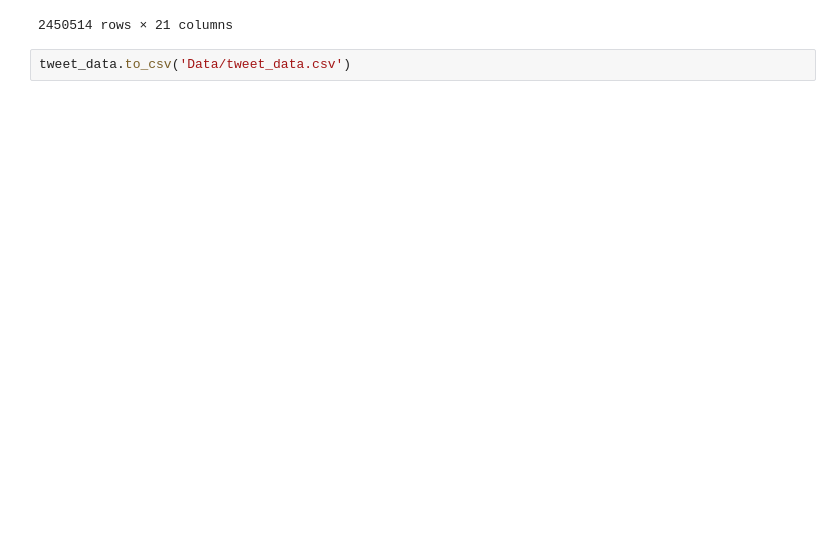
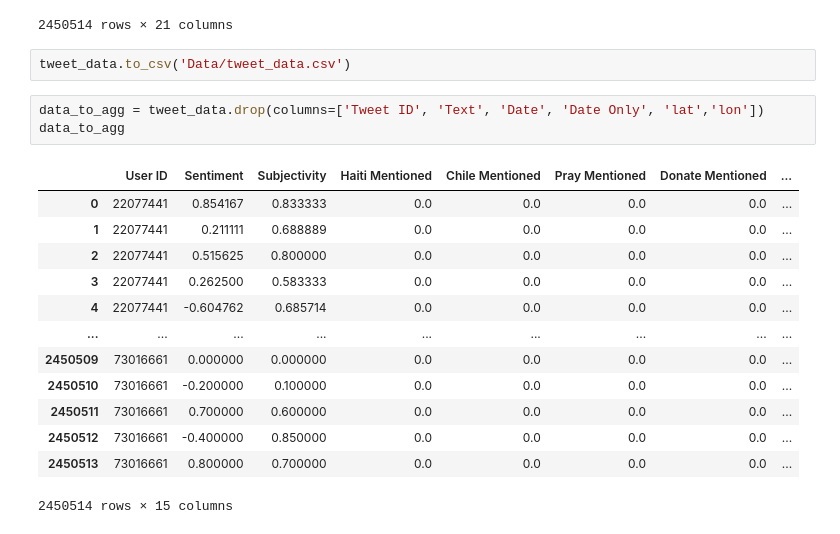
Before and after one commit to Davey-J/QM2Analysis, a Jupyter notebook: NLP Keyword Filtering.ipynb, the cells around one changed output. Cells and saved outputs as stored; diff of their text form; blank space fills up the shorter version.

```diff
--- a/NLP Keyword Filtering.ipynb
+++ b/NLP Keyword Filtering.ipynb
@@ -77,4 +77,21 @@ tweet_data
 2450514 rows × 21 columns
 # %%
 tweet_data.to_csv('Data/tweet_data.csv')
+# %%
+data_to_agg = tweet_data.drop(columns=['Tweet ID', 'Text', 'Date', 'Date Only', 'lat','lon'])
+data_to_agg
+# %% [output]
+|  | User ID | Sentiment | Subjectivity | Haiti Mentioned | Chile Mentioned | Pray Mentioned | Donate Mentioned | ... |
+| 0 | 22077441 | 0.854167 | 0.833333 | 0.0 | 0.0 | 0.0 | 0.0 | ... |
+| 1 | 22077441 | 0.211111 | 0.688889 | 0.0 | 0.0 | 0.0 | 0.0 | ... |
+| 2 | 22077441 | 0.515625 | 0.800000 | 0.0 | 0.0 | 0.0 | 0.0 | ... |
+| 3 | 22077441 | 0.262500 | 0.583333 | 0.0 | 0.0 | 0.0 | 0.0 | ... |
+| 4 | 22077441 | -0.604762 | 0.685714 | 0.0 | 0.0 | 0.0 | 0.0 | ... |
+| ... | ... | ... | ... | ... | ... | ... | ... | ... |
+| 2450509 | 73016661 | 0.000000 | 0.000000 | 0.0 | 0.0 | 0.0 | 0.0 | ... |
+| 2450510 | 73016661 | -0.200000 | 0.100000 | 0.0 | 0.0 | 0.0 | 0.0 | ... |
+| 2450511 | 73016661 | 0.700000 | 0.600000 | 0.0 | 0.0 | 0.0 | 0.0 | ... |
+| 2450512 | 73016661 | -0.400000 | 0.850000 | 0.0 | 0.0 | 0.0 | 0.0 | ... |
+| 2450513 | 73016661 | 0.800000 | 0.700000 | 0.0 | 0.0 | 0.0 | 0.0 | ... |
+2450514 rows × 15 columns
 # %%
```
Also changed, not shown: parts of 5 cells of this notebook.
